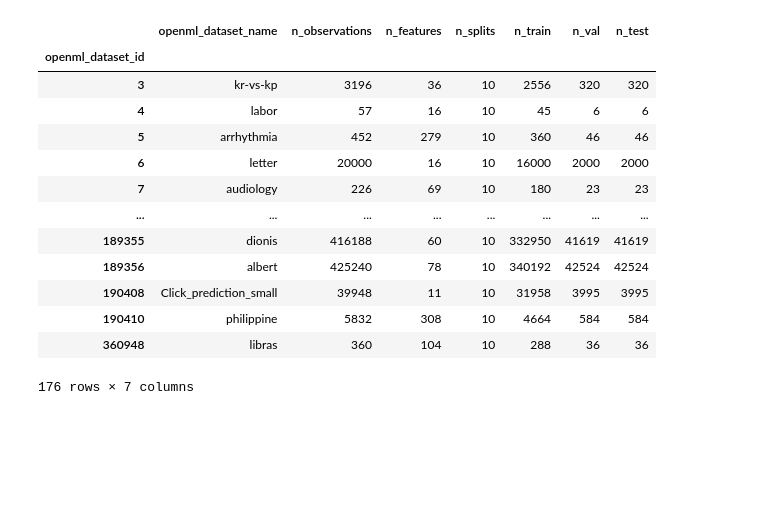
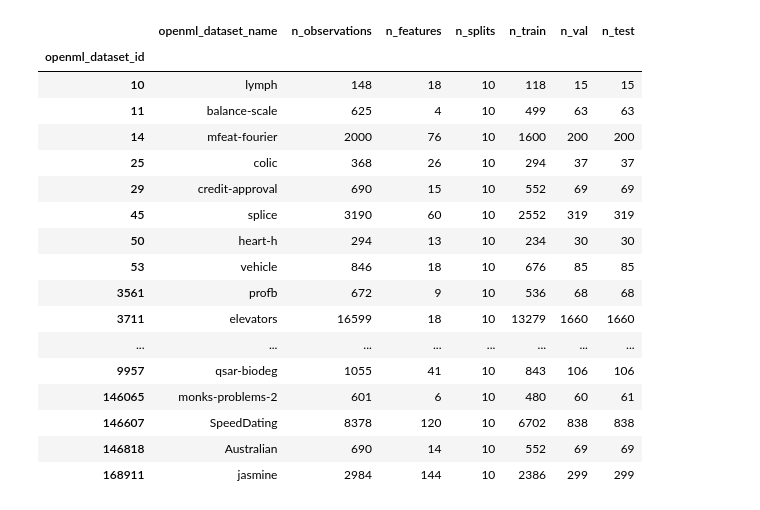
Before and after one commit to FelixdenBreejen/TabForestPFN, a Jupyter notebook: notebooks/analysis_ranking.ipynb, the cells around one changed output. Drawn from its saved outputs; the diff is of its cells as text; code cells hidden in the pictures; blank space fills up the shorter version.

Commit message:
Give metadata it's own file

```diff
--- a/notebooks/analysis_ranking.ipynb
+++ b/notebooks/analysis_ranking.ipynb
@@ -89,12 +57,0 @@ Attributes:
-# %%
-from tabularbench.core.enums import DataSplit
-from tabularbench.results.scores_min_max import normalize_scores
-
-
-ds['normalized_accuracy'] = normalize_scores(cfg, ds['accuracy'])
-
-ds = ds.sel(data_split=DataSplit.TEST.name, )
-
-metrics = {}
-
-ranks = (1-ds['accuracy']).rank(dim='model_name')
@@ -145,21 +141,26 @@ dtype: float64
 # %%
+from tabularbench.core.enums import BenchmarkOrigin
 from tabularbench.data.metadata import create_metadata
 
 
-metadata = create_metadata(Path('data/datasets').glob('tabzilla_*.nc'))
-metadata
+metadata = create_metadata(BenchmarkOrigin.TABZILLA)
+metadata.loc[datasets, :]
 # %% [output]
 |  | openml_dataset_name | n_observations | n_features | n_splits | n_train | n_val | n_test |
 | openml_dataset_id |  |  |  |  |  |  |  |
-| 3 | kr-vs-kp | 3196 | 36 | 10 | 2556 | 320 | 320 |
-| 4 | labor | 57 | 16 | 10 | 45 | 6 | 6 |
-| 5 | arrhythmia | 452 | 279 | 10 | 360 | 46 | 46 |
-| 6 | letter | 20000 | 16 | 10 | 16000 | 2000 | 2000 |
-| 7 | audiology | 226 | 69 | 10 | 180 | 23 | 23 |
+| 10 | lymph | 148 | 18 | 10 | 118 | 15 | 15 |
+| 11 | balance-scale | 625 | 4 | 10 | 499 | 63 | 63 |
+| 14 | mfeat-fourier | 2000 | 76 | 10 | 1600 | 200 | 200 |
+| 25 | colic | 368 | 26 | 10 | 294 | 37 | 37 |
+| 29 | credit-approval | 690 | 15 | 10 | 552 | 69 | 69 |
+| 45 | splice | 3190 | 60 | 10 | 2552 | 319 | 319 |
+| 50 | heart-h | 294 | 13 | 10 | 234 | 30 | 30 |
+| 53 | vehicle | 846 | 18 | 10 | 676 | 85 | 85 |
+| 3561 | profb | 672 | 9 | 10 | 536 | 68 | 68 |
+| 3711 | elevators | 16599 | 18 | 10 | 13279 | 1660 | 1660 |
 | ... | ... | ... | ... | ... | ... | ... | ... |
-| 189355 | dionis | 416188 | 60 | 10 | 332950 | 41619 | 41619 |
-| 189356 | albert | 425240 | 78 | 10 | 340192 | 42524 | 42524 |
-| 190408 | Click_prediction_small | 39948 | 11 | 10 | 31958 | 3995 | 3995 |
-| 190410 | philippine | 5832 | 308 | 10 | 4664 | 584 | 584 |
-| 360948 | libras | 360 | 104 | 10 | 288 | 36 | 36 |
+| 9957 | qsar-biodeg | 1055 | 41 | 10 | 843 | 106 | 106 |
+| 146065 | monks-problems-2 | 601 | 6 | 10 | 480 | 60 | 61 |
+| 146607 | SpeedDating | 8378 | 120 | 10 | 6702 | 838 | 838 |
+| 146818 | Australian | 690 | 14 | 10 | 552 | 69 | 69 |
+| 168911 | jasmine | 2984 | 144 | 10 | 2386 | 299 | 299 |
-176 rows × 7 columns
```
Also changed, not shown: parts of 7 cells of this notebook, 3 other files.
